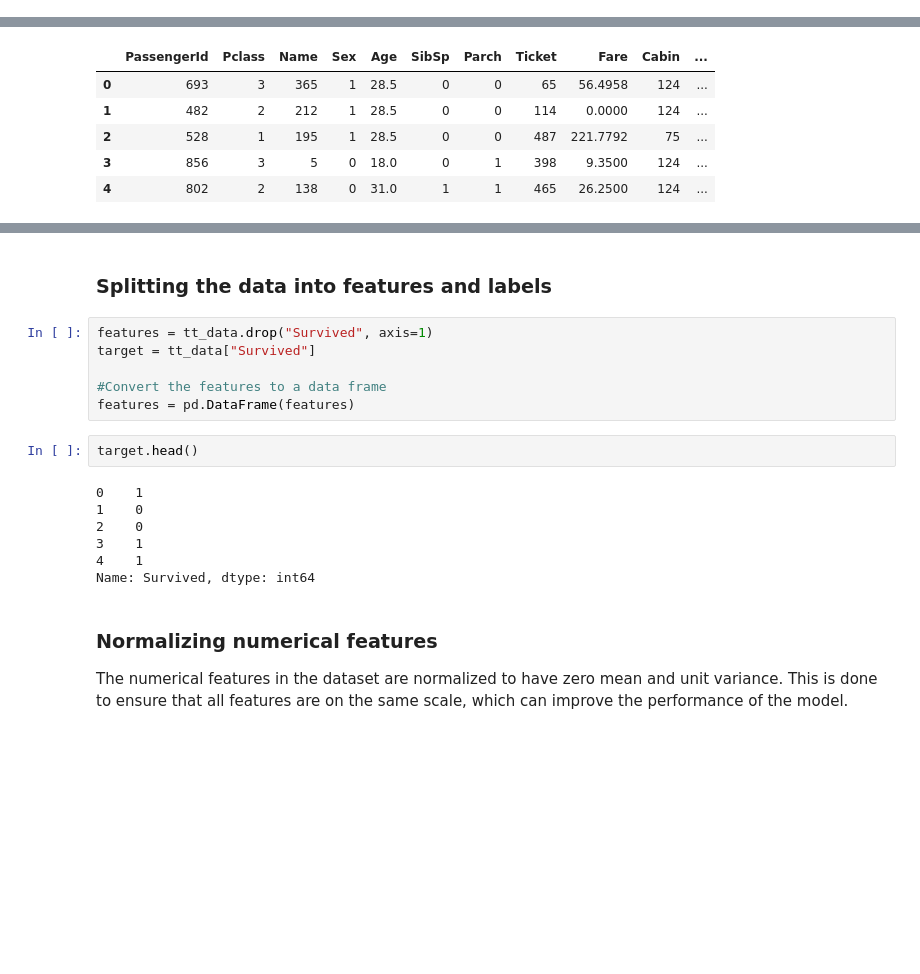
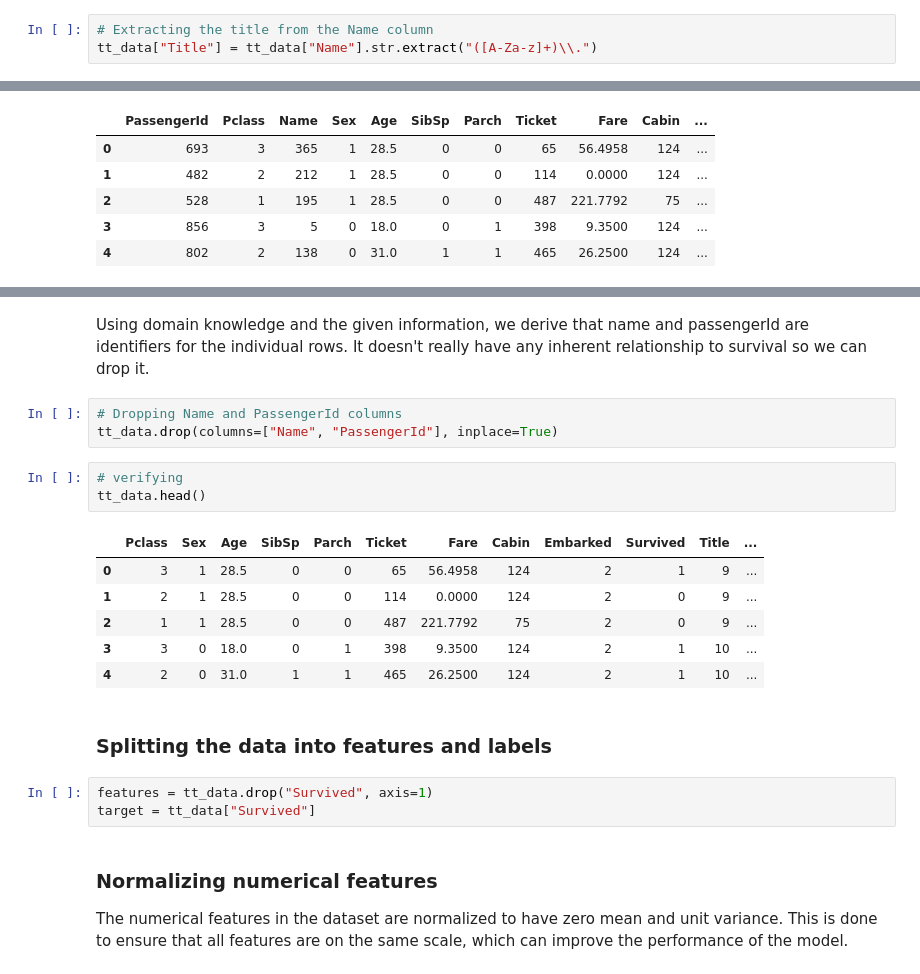
Before and after one commit to AndrewMarfo/titanic, a Jupyter notebook: titanic.ipynb, the cells around one changed output, grey strips where cells are left out. Cells and saved outputs as stored; diff of their text form; blank space fills up the shorter version.

Commit message:
additional feature generation and dropping some features

```diff
--- a/titanic.ipynb
+++ b/titanic.ipynb
@@ -243,6 +243,9 @@ Cabin          0
 Embarked       0
 Survived       0
 dtype: int64
+# %%
+# Extracting the title from the Name column
+tt_data["Title"] = tt_data["Name"].str.extract("([A-Za-z]+)\\.")
 # %% [markdown]
 ### Encoding Categorical Variables
 # %%
@@ -295,20 +333,23 @@ tt_data.head()
+# %% [markdown]
+Using domain knowledge and the given information, we derive that name and passengerId are identifiers for the individual rows. It doesn't really have any inherent relationship to survival so we can drop it.
+# %%
+# Dropping Name and PassengerId columns
+tt_data.drop(columns=["Name", "PassengerId"], inplace=True)
+# %%
+# verifying
+tt_data.head()
+# %% [output]
+|  | Pclass | Sex | Age | SibSp | Parch | Ticket | Fare | Cabin | Embarked | Survived | Title | ... |
+| 0 | 3 | 1 | 28.5 | 0 | 0 | 65 | 56.4958 | 124 | 2 | 1 | 9 | ... |
+| 1 | 2 | 1 | 28.5 | 0 | 0 | 114 | 0.0000 | 124 | 2 | 0 | 9 | ... |
+| 2 | 1 | 1 | 28.5 | 0 | 0 | 487 | 221.7792 | 75 | 2 | 0 | 9 | ... |
+| 3 | 3 | 0 | 18.0 | 0 | 1 | 398 | 9.3500 | 124 | 2 | 1 | 10 | ... |
+| 4 | 2 | 0 | 31.0 | 1 | 1 | 465 | 26.2500 | 124 | 2 | 1 | 10 | ... |
 # %% [markdown]
 ### Splitting the data into features and labels
 # %%
 features = tt_data.drop("Survived", axis=1)
 target = tt_data["Survived"]
-
-#Convert the features to a data frame
-features = pd.DataFrame(features)
-# %%
-target.head()
-# %% [output]
-0    1
-1    0
-2    0
-3    1
-4    1
-Name: Survived, dtype: int64
 # %% [markdown]
 ### Normalizing numerical features
 The numerical features in the dataset are normalized to have zero mean and unit variance. This is done to
```
Also changed, not shown: parts of 6 cells of this notebook.
